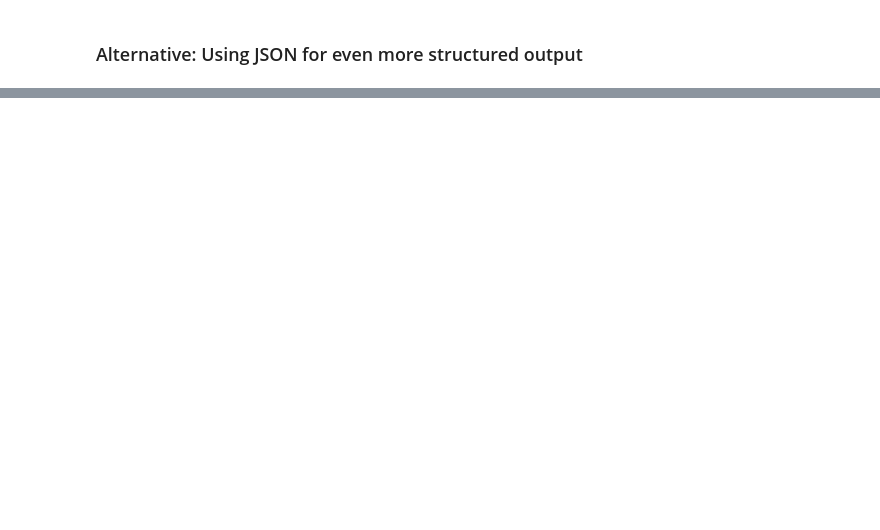
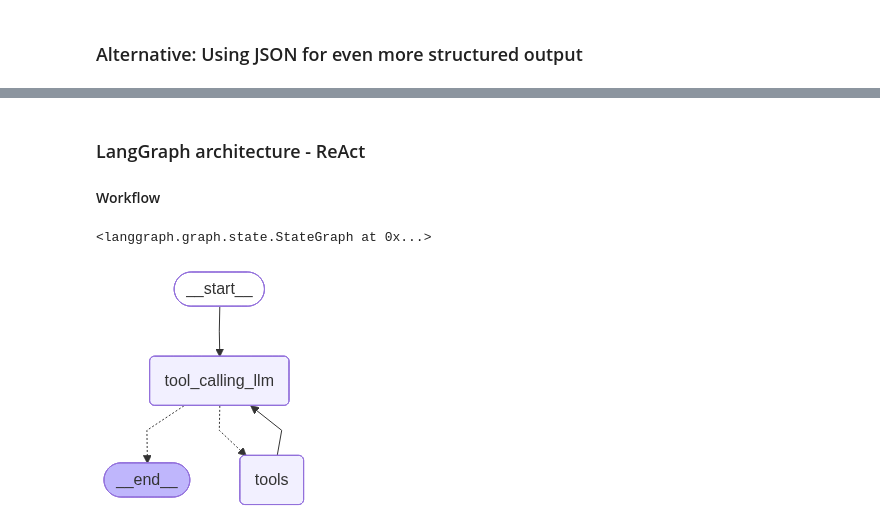
Before and after one commit to SumanthKonjeti007/GenAI, a Jupyter notebook: 3-langGraphTools/chatbotMultipleTools.ipynb, the cells around one changed output, grey strips where cells are left out. Saved outputs shown, nothing was run; the diff lists cells and outputs as text; code cells hidden in the pictures; blank space fills up the shorter version.

```diff
--- a/3-langGraphTools/chatbotMultipleTools.ipynb
+++ b/3-langGraphTools/chatbotMultipleTools.ipynb
@@ -171,0 +114,4 @@ print_structured_response(response)
+# %% [markdown]
+### LangGraph architecture - ReAct
+
+####  Workflow
@@ -171,0 +123,4 @@ print_structured_response(response)
+# %%
+# State Schema
+class State(TypedDict):
+    messages: Annotated[list[AnyMessage], add_messages] # All the messages (Human messages, System messages, AI messages) are appended to the messages using REDUCERS -> add_messages
@@ -171,0 +131,25 @@ print_structured_response(response)
+# %%
+def tool_calling_llm(state:State):
+    return {"messages":[llm_with_tools.invoke(state["messages"])]}
+
+builder = StateGraph(State)
+builder.add_node("tool_calling_llm", tool_calling_llm)
+builder.add_node("tools", ToolNode(tools))
+
+#Edges
+builder.add_edge(START, "tool_calling_llm")
+builder.add_conditional_edges(
+    "tool_calling_llm",
+    # If the latest message (result) from assistant is a tool call -> tools_condition routes to tools
+    # If the latest message (result) from assistant is not a tool call -> tools_condition routes to END
+    tools_condition,
+)
+builder.add_edge("tools", "tool_calling_llm")
+builder.add_edge("tool_calling_llm", END)
+# %% [output]
+<langgraph.graph.state.StateGraph at 0x...>
+# %%
+graph = builder.compile()
+display(Image(graph.get_graph().draw_mermaid_png()))
+# %% [output]
+[figure, added]
```
Also changed, not shown: parts of 13 cells of this notebook, 10 other files.
